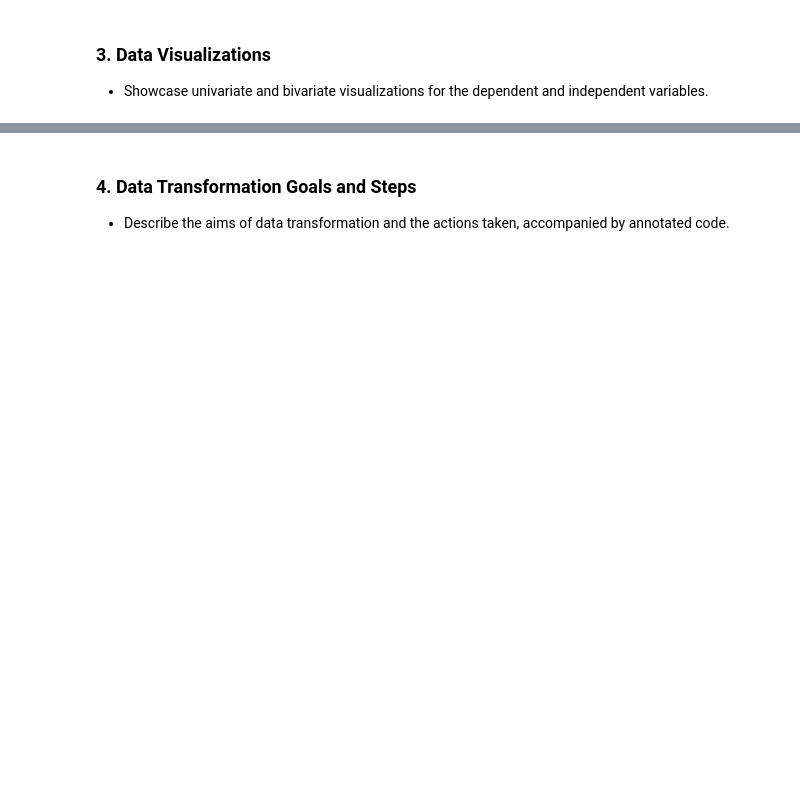
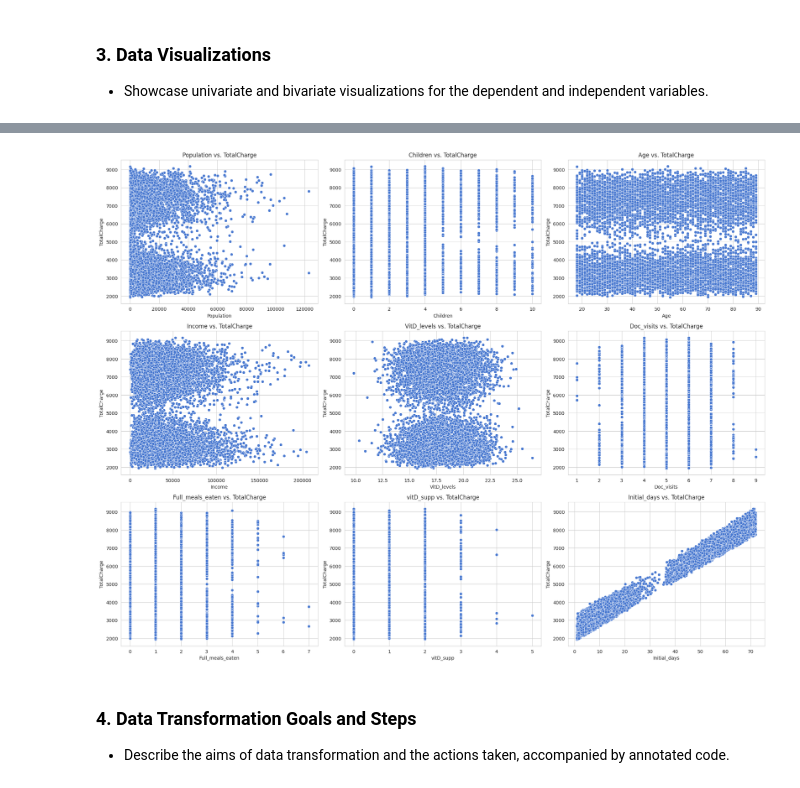
Before and after one commit to nestrada79/MSDA, a Jupyter notebook: D208/D208_Part_1.ipynb, the cells around one changed output, grey strips where cells are left out. Saved outputs shown, nothing was run; the diff lists cells and outputs as text; code cells hidden in the pictures; blank space fills up the shorter version.

```diff
--- a/D208/D208_Part_1.ipynb
+++ b/D208/D208_Part_1.ipynb
@@ -43,3 +268,24 @@
+# %%
+# List of numerical independent variables (excluding the dependent variable 'TotalCharge')
+numerical_independent_vars = medical_data_cleaned.select_dtypes(include=['float64', 'int64']).drop(columns='TotalCharge').columns
+
+# Set Seaborn style
+sns.set_style("whitegrid")
+sns.set_palette("muted")
+
+# Set up the matplotlib figure
+plt.figure(figsize=(20, 20))
+
+# Plotting scatter plots for each numerical independent variable vs. TotalCharge
+for i, var in enumerate(numerical_independent_vars, 1):
+    plt.subplot(4, 3, i)
+    sns.scatterplot(x=medical_data_cleaned[var], y=medical_data_cleaned['TotalCharge'])
+    plt.title(f'{var} vs. TotalCharge')
+    plt.tight_layout()
+
+plt.show()
+# %% [output]
+[figure, added]
 # %% [markdown]
 
 ### 4. Data Transformation Goals and Steps
```
Also changed, not shown: parts of 31 cells of this notebook.
